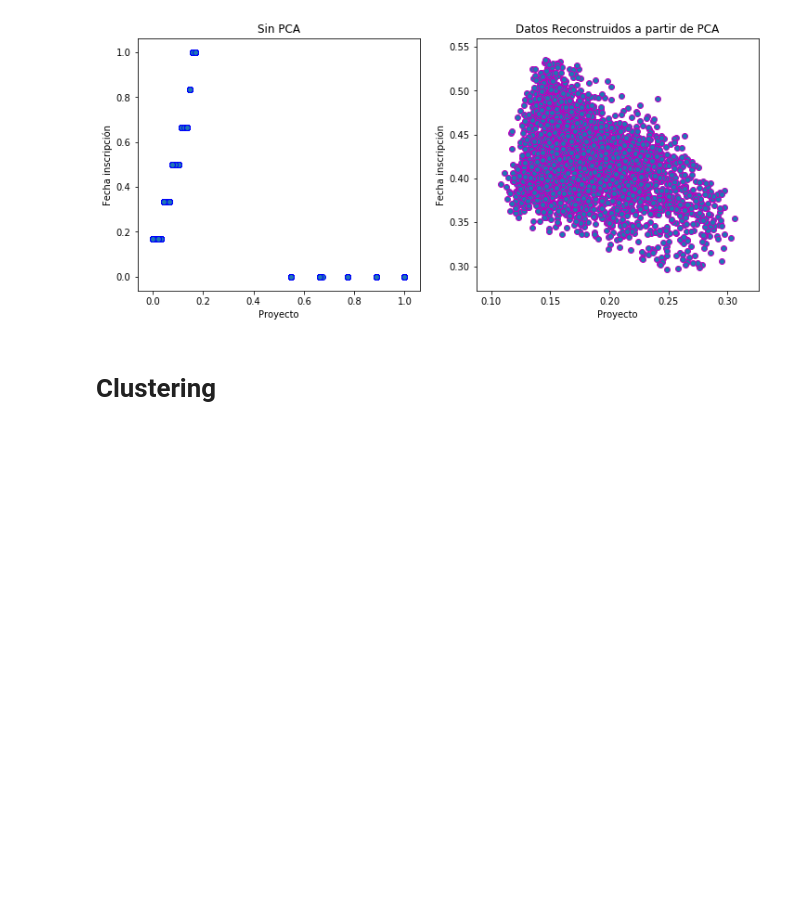
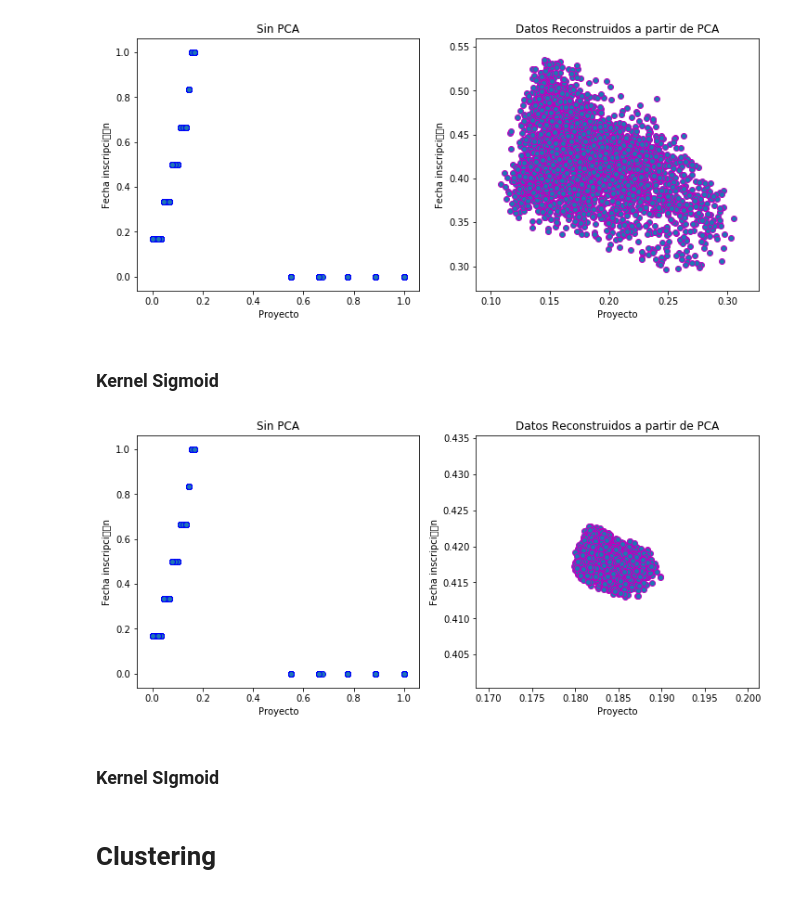
Before and after one commit to federovskys/Proyecto_Integrador_MachineLearning_MEData, a Jupyter notebook: individuos_que_participan_-_Tratamiento_de_datos.ipynb, the cells around one changed output. Cells and saved outputs as stored; diff of their text form; code cells hidden in the pictures; blank space fills up the shorter version.

Commit message:
Agregando otro metodos KernelPCA y probar k means con sigmoid individuos_que_participan

```diff
--- a/individuos_que_participan_-_Tratamiento_de_datos.ipynb
+++ b/individuos_que_participan_-_Tratamiento_de_datos.ipynb
@@ -364,3 +346,32 @@ pyplot.title('Datos Reconstruidos a partir de PCA')
 pyplot.show()
 # %% [output]
 [figure]
+# %% [markdown]
+### Kernel Sigmoid
+# %%
+Nuevas_Componentes_Kernel = KernelPCA(147, kernel = "sigmoid", fit_inverse_transform= True)
+
+Nuevos_Datos_KernelSigmoid = Nuevas_Componentes_Kernel.fit_transform(datosEscalados)
+
+X_Reconstruido_Kernel = Nuevas_Componentes_Kernel.inverse_transform(Nuevos_Datos_KernelSigmoid)#Se reconstruye el modelo a partir de las componentes principales
+
+#Comparación gráfica con PCA y sin PCA
+fig = pyplot.figure(figsize=(12,5)) # Se define el tamaño de la figura en ancho y altura
+
+ax = fig.add_subplot(1, 2, 1)
+ax.scatter(datosEscalados[:,0], datosEscalados[:,1], edgecolors="b")
+pyplot.xlabel('Proyecto')
+pyplot.ylabel('Fecha inscripción')
+pyplot.title('Sin PCA')
+
+ax = fig.add_subplot(1, 2, 2)
+ax.scatter(X_Reconstruido_Kernel[:,0], X_Reconstruido_Kernel[:,1], edgecolors="m")
+pyplot.xlabel('Proyecto')
+pyplot.ylabel('Fecha inscripción')
+pyplot.title('Datos Reconstruidos a partir de PCA')
+
+pyplot.show()
+# %% [output]
+[figure, added]
+# %% [markdown]
+### Kernel SIgmoid
```
Also changed, not shown: parts of 6 cells of this notebook.
